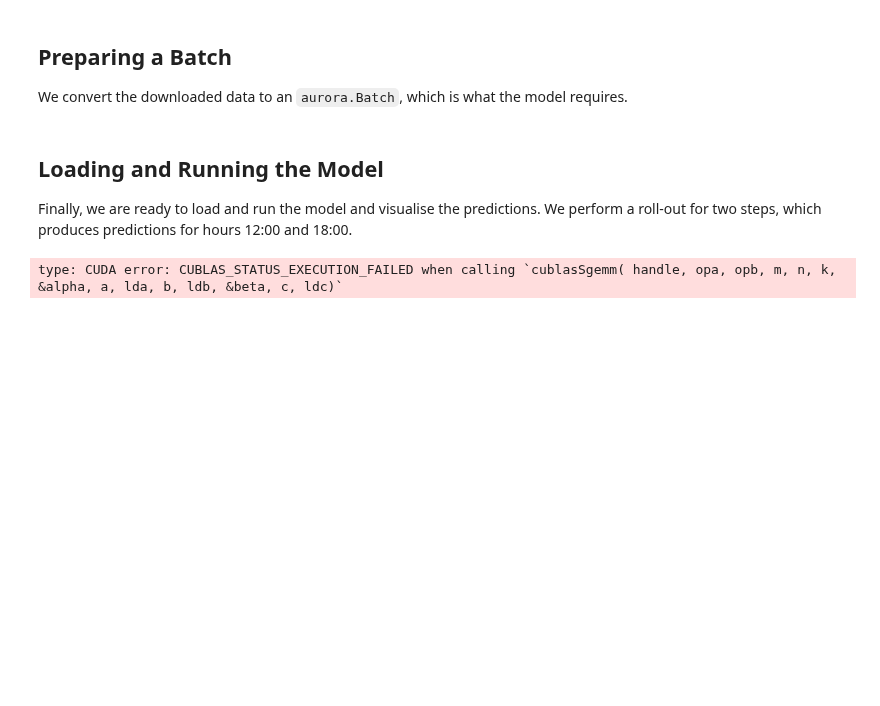
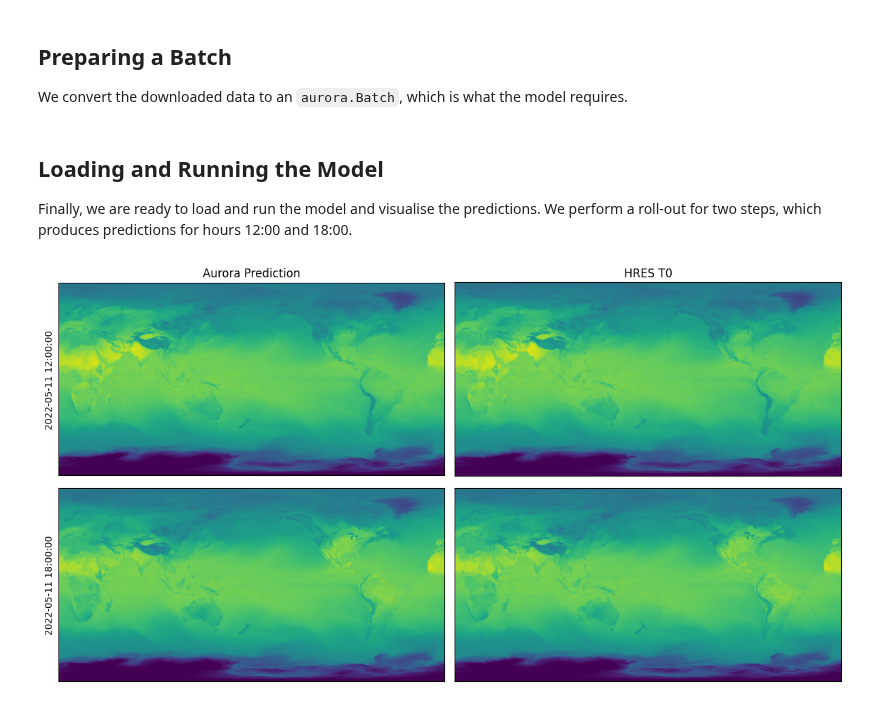
Before and after one commit to microsoft/aurora, a Jupyter notebook: docs/example_hres_t0.ipynb, the cells around one changed output. Drawn from its saved outputs; the diff is of its cells as text; code cells hidden in the pictures; blank space fills up the shorter version.

```diff
--- a/docs/example_hres_t0.ipynb
+++ b/docs/example_hres_t0.ipynb
@@ -14,29 +20,31 @@ import xarray as xr
 
 # Data will be downloaded here.
 download_path = Path("~/downloads")
+
 download_path = download_path.expanduser()
 download_path.mkdir(parents=True, exist_ok=True)
 
-# Load outline of Zarr archive.
+# We will download from Google Cloud.
 url = "gs://weatherbench2/datasets/hres_t0/2016-2022-6h-1440x721.zarr"
 ds = xr.open_zarr(fsspec.get_mapper(url), chunks=None)
 
-time = "2022-05-11"
+# Day to download. This will download all times for that dady.
+day = "2022-05-11"
 
-# Download the surface-level variables.
-if not (download_path / f"{time}-surface-level.nc").exists():
+# Download the surface-level variables. We write the downloaded data to another file to cache.
+if not (download_path / f"{day}-surface-level.nc").exists():
     surface_vars = [
         "10m_u_component_of_wind",
         "10m_v_component_of_wind",
         "2m_temperature",
         "mean_sea_level_pressure",
     ]
-    ds_surf = ds[surface_vars].sel(time=time).compute()
-    ds_surf.to_netcdf(str(download_path / f"{time}-surface-level.nc"))
+    ds_surf = ds[surface_vars].sel(time=day).compute()
+    ds_surf.to_netcdf(str(download_path / f"{day}-surface-level.nc"))
 print("Surface-level variables downloaded!")
 
-# Download the atmospheric variables.
-if not (download_path / f"{time}-atmospheric.nc").exists():
+# Download the atmospheric variables. We write the downloaded data to another file to cache.
+if not (download_path / f"{day}-atmospheric.nc").exists():
     atmos_vars = [
         "temperature",
         "u_component_of_wind",
@@ -44,8 +52,8 @@ if not (download_path / f"{time}-atmospheric.nc").exists():
         "specific_humidity",
         "geopotential",
     ]
-    ds_atmos = ds[atmos_vars].sel(time=time).compute()
-    ds_atmos.to_netcdf(str(download_path / f"{time}-atmospheric.nc"))
+    ds_atmos = ds[atmos_vars].sel(time=day).compute()
+    ds_atmos.to_netcdf(str(download_path / f"{day}-atmospheric.nc"))
 print("Atmos-level variables downloaded!")
 # %% [output]
 Surface-level variables downloaded!
@@ -152,37 +176,39 @@ Finally, we are ready to load and run the model and visualise the predictions. W
 # %%
 from aurora import Aurora, rollout
 
-model = Aurora(use_lora=True)  # The 0.25 fine-tuned version uses LoRA.
+model = Aurora()
 model.load_checkpoint("wbruinsma/aurora", "aurora-0.25-finetuned.ckpt")
 
 model.eval()
 model = model.to("cuda")
 
 with torch.inference_mode():
-    preds = [pred.to("cpu") for pred in rollout(model, batch, steps=1)]
+    preds = [pred.to("cpu") for pred in rollout(model, batch, steps=2)]
 
 model = model.to("cpu")
-# %% [output]
-type: CUDA error: CUBLAS_STATUS_EXECUTION_FAILED when calling `cublasSgemm( handle, opa, opb, m, n, k, &alpha, a, lda, b, ldb, &beta, c, ldc)`
 # %%
 import matplotlib.pyplot as plt
 
 fig, ax = plt.subplots(2, 2, figsize=(12, 6.5))
 
 for i in range(ax.shape[0]):
     pred = preds[i]
 
     ax[i, 0].imshow(pred.surf_vars["2t"][0, 0].numpy() - 273.15, vmin=-50, vmax=50)
     ax[i, 0].set_ylabel(str(pred.metadata.time[0]))
     if i == 0:
         ax[i, 0].set_title("Aurora Prediction")
     ax[i, 0].set_xticks([])
     ax[i, 0].set_yticks([])
 
-    ax[i, 1].imshow(surf_vars_ds["t2m"][2 + i].values - 273.15, vmin=-50, vmax=50)
+    ax[i, 1].imshow(
+        surf_vars_ds["2m_temperature"][2 + i].values[::-1, :] - 273.15, vmin=-50, vmax=50
+    )
     if i == 0:
-        ax[i, 1].set_title("ERA5")
+        ax[i, 1].set_title("HRES T0")
     ax[i, 1].set_xticks([])
     ax[i, 1].set_yticks([])
 
 plt.tight_layout()
+# %% [output]
+[figure, added]
```
Also changed, not shown: parts of 2 cells of this notebook.
